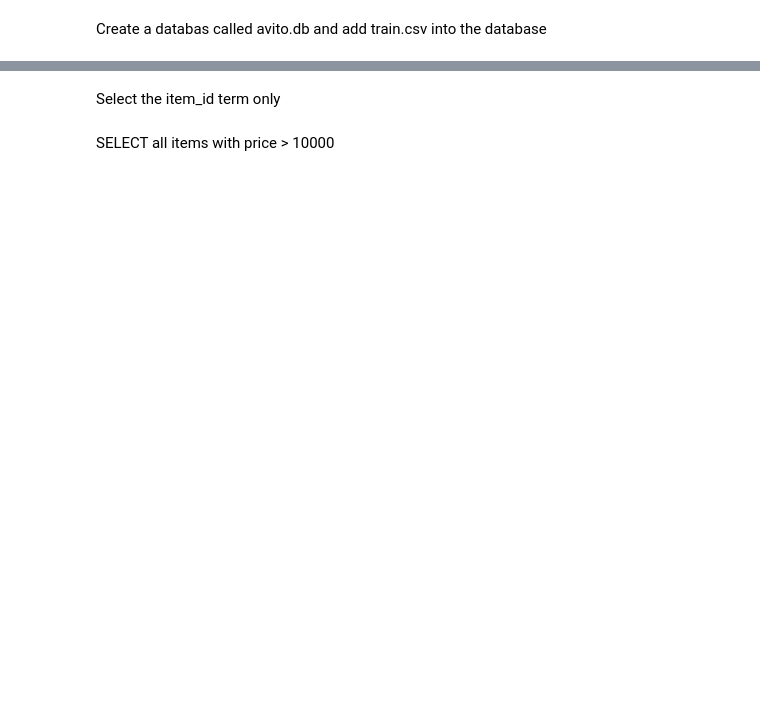
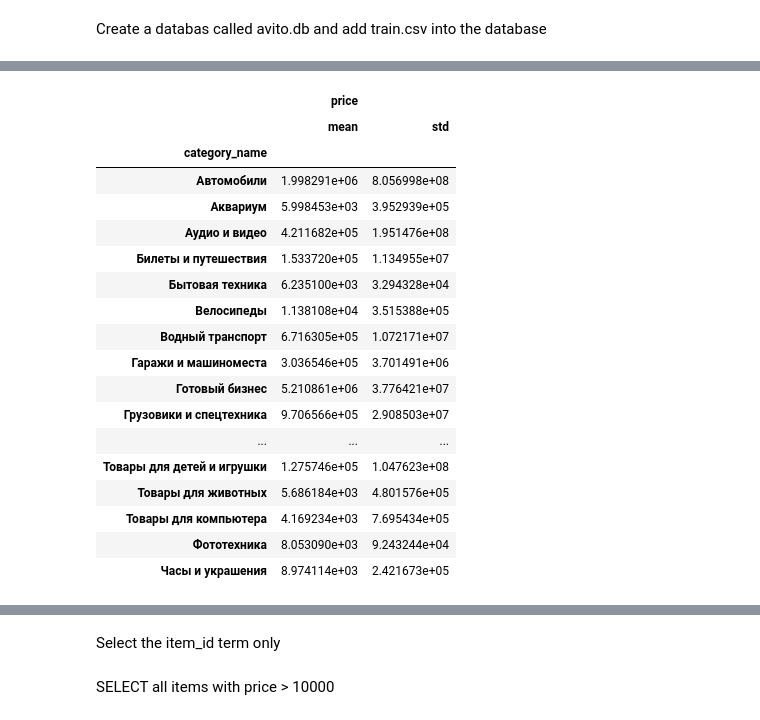
Before and after one commit to albalu/gdso-avito, a Jupyter notebook: load_files.ipynb, the cells around one changed output, grey strips where cells are left out. Saved outputs shown, nothing was run; the diff lists cells and outputs as text; code cells hidden in the pictures; blank space fills up the shorter version.

Commit message:
update load_files to compute normalized price

```diff
--- a/load_files.ipynb
+++ b/load_files.ipynb
@@ -6,6 +3,8 @@ import pandas as pd
 import numpy as np
 import sqlite3
 from sqlalchemy.engine import create_engine
+# %%
+used_cols = ['item_id','category_name','price']
 # %% [markdown]
 Create a databas called avito.db and add train.csv into the database
 # %%
@@ -18,0 +21,3 @@ df = pd.read_sql('SELECT * FROM train', avito)
+# %%
+train_active = pd.read_csv('data/train_active.csv', usecols=used_cols).dropna()
+train_active.head()
@@ -18,0 +31,23 @@ df = pd.read_sql('SELECT * FROM train', avito)
+# %%
+cate_train_active = train_active.groupby('category_name').agg({'price': [np.mean, np.std]})
+cate_train_active
+# %% [output]
+|  | price |  |
+|  | mean | std |
+| category_name |  |  |
+| Автомобили | 1.998291e+06 | 8.056998e+08 |
+| Аквариум | 5.998453e+03 | 3.952939e+05 |
+| Аудио и видео | 4.211682e+05 | 1.951476e+08 |
+| Билеты и путешествия | 1.533720e+05 | 1.134955e+07 |
+| Бытовая техника | 6.235100e+03 | 3.294328e+04 |
+| Велосипеды | 1.138108e+04 | 3.515388e+05 |
+| Водный транспорт | 6.716305e+05 | 1.072171e+07 |
+| Гаражи и машиноместа | 3.036546e+05 | 3.701491e+06 |
+| Готовый бизнес | 5.210861e+06 | 3.776421e+07 |
+| Грузовики и спецтехника | 9.706566e+05 | 2.908503e+07 |
+| ... | ... | ... |
+| Товары для детей и игрушки | 1.275746e+05 | 1.047623e+08 |
+| Товары для животных | 5.686184e+03 | 4.801576e+05 |
+| Товары для компьютера | 4.169234e+03 | 7.695434e+05 |
+| Фототехника | 8.053090e+03 | 9.243244e+04 |
+| Часы и украшения | 8.974114e+03 | 2.421673e+05 |
```
Also changed, not shown: parts of 16 cells of this notebook.
